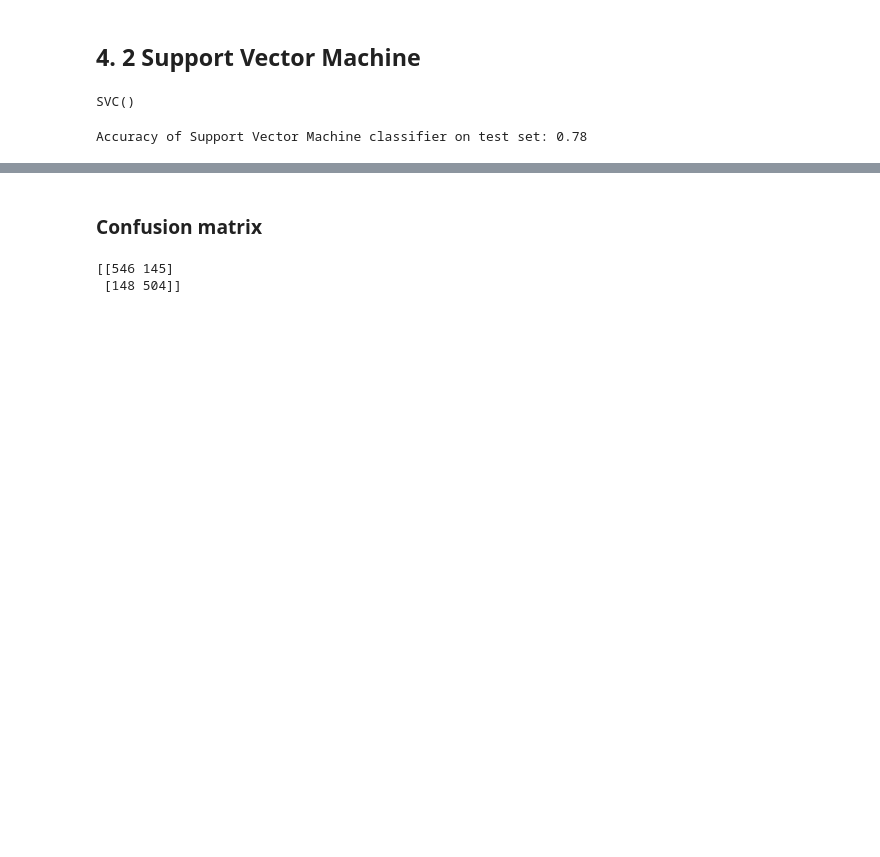
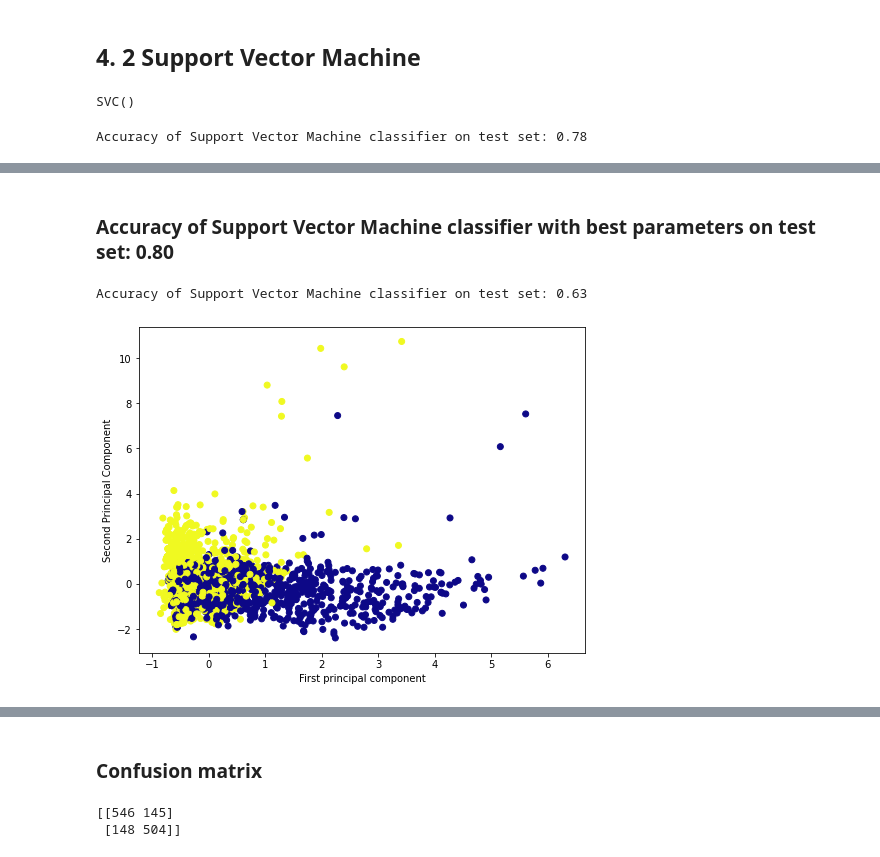
Before and after one commit to AshwinUniyal/Major_Project, a Jupyter notebook: Stage 2 Churn rate - 5050.ipynb, the cells around one changed output, grey strips where cells are left out. Drawn from its saved outputs; the diff is of its cells as text; code cells hidden in the pictures; blank space fills up the shorter version.

Commit message:
Used GridSearchCV, added visualization for SVM

```diff
--- a/Stage 2 Churn rate - 5050.ipynb
+++ b/Stage 2 Churn rate - 5050.ipynb
@@ -537,0 +536,22 @@ Accuracy of Support Vector Machine classifier on test set: 0.78
+# %%
+print("SVC Hyperparameter tuning")
+#Tuning hyperparameters using GridSearchCV
+from sklearn.model_selection import GridSearchCV
+
+# defining parameter range
+param_grid = {'C': [0.1, 1, 10, 100, 1000],
+              'gamma': [1, 0.1, 0.01, 0.001, 0.0001],
+              'kernel': ['rbf']}
+
+grid = GridSearchCV(SVC(), param_grid, refit = True, verbose = 3)
+
+# fitting the model for grid search
+grid.fit(X_train, y_train)
+
+# print best parameter after tuning
+print(grid.best_params_)
+
+# print how our model looks after hyper-parameter tuning
+print(grid.best_estimator_)
+grid_predictions = grid.predict(X_test)
+print('Accuracy of Support Vector Machine classifier with best parameters on test set: {:.2f}'.format(grid.score(X_test, y_test)))
@@ -537,0 +576,20 @@ Accuracy of Support Vector Machine classifier on test set: 0.78
+# %% [markdown]
+### Accuracy of Support Vector Machine classifier with best parameters on test set: 0.80
+# %%
+from sklearn.decomposition import PCA
+pca = PCA(n_components=3)
+scaler = StandardScaler()
+pca_X_train = pca.fit_transform(X_train)
+pca_X_test = pca.transform(X_test)
+pca_X_train = scaler.fit_transform(pca_X_train)
+pca_X_test = scaler.transform(pca_X_test)
+plt.figure(figsize=(8,6))
+plt.scatter(pca_X_train[:,0],pca_X_train[:,1],c=y_train,cmap='plasma')
+plt.xlabel('First principal component')
+plt.ylabel('Second Principal Component')
+svm_clf = SVC()
+svm_clf.fit(pca_X_train[:,:2], y_train)
+print('Accuracy of Support Vector Machine classifier on test set: {:.2f}'.format(svm_clf.score(pca_X_test[:,:2], y_test)))
+# %% [output]
+Accuracy of Support Vector Machine classifier on test set: 0.63
+[figure, added]
```
Also changed, not shown: parts of 12 cells of this notebook, 1 other file.
